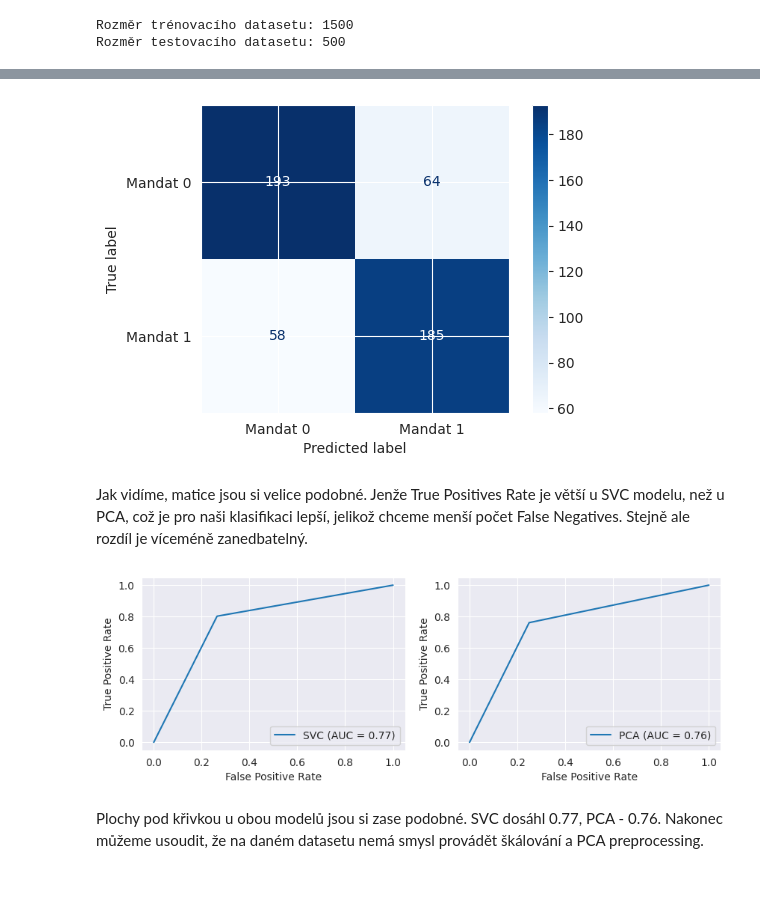
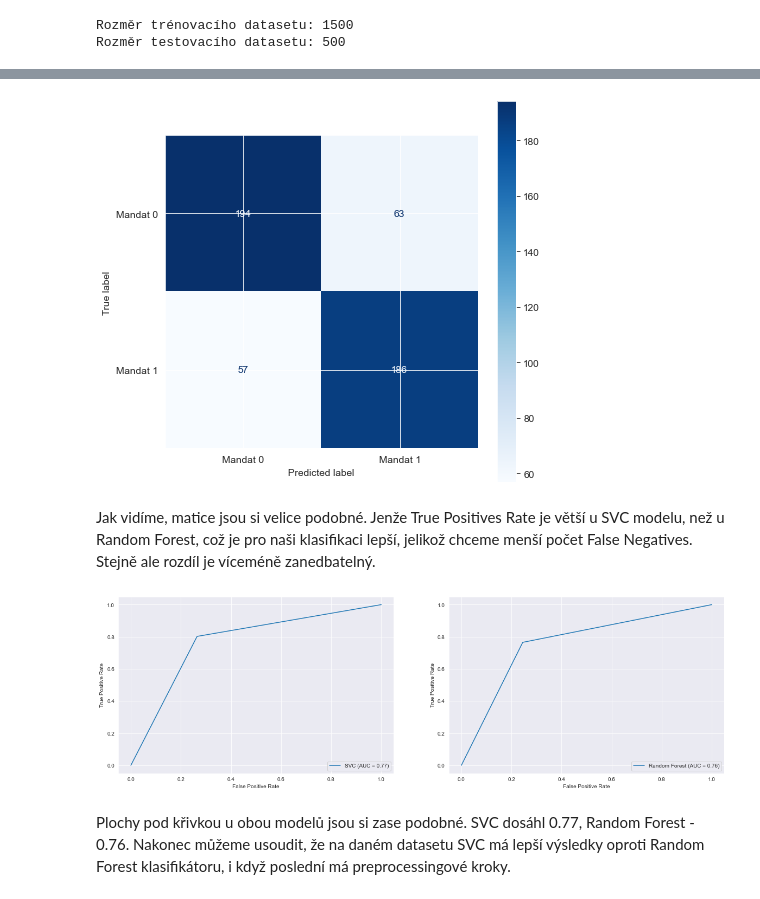
Before and after one commit to rmnskb/cz-elections, a Jupyter notebook: cz_elections_analysis.ipynb, the cells around one changed output, grey strips where cells are left out. Cells and saved outputs as stored; diff of their text form; code cells hidden in the pictures.

```diff
--- a/cz_elections_analysis.ipynb
+++ b/cz_elections_analysis.ipynb
@@ -111,7 +111,7 @@ Popis některých ze sloupců, které budou v koncovém souboru:
 snem_list = []
 snem_years = [2006, 2010, 2013, 2017, 2021] # jednotlivé roky voleb
 for year in snem_years:
-    temp_df = pd.read_csv(f"https://raw.githubusercontent.com/rmnskb/cz-elections/main/legislative-elections/snem_{year}.csv",
+    temp_df = pd.read_csv(f"legislative-elections/snem_{year}.csv",
                           sep=";", encoding="utf-8")
     temp_df["year"] = year
     snem_list.append(temp_df)
@@ -133,7 +133,7 @@ snem_list[0].head(10)
 # %% [markdown]
 Následující dataframe obsahuje data o stranách, které se zúčastnily voleb do sněmovny v rocích 2006 - 2021. Sloupec **Ideologie** byl přidan ručně na základě veřejně dostupných informací ohledně každé strany.
 # %%
-strany = pd.read_csv("https://raw.githubusercontent.com/rmnskb/cz-elections/main/legislative-elections/strany.csv",
+strany = pd.read_csv("legislative-elections/strany.csv",
                     sep=";", encoding="utf-8")
 strany_dict = dict(zip(strany["VSTRANA"], strany["Ideologie"]))
 strany.head()
@@ -519,11 +527,13 @@ V našem případě obyčejná přesnost může být nepostačující kvůli nev
 from sklearn.model_selection import GridSearchCV
 
 results = {}
-pipelines = [svc_pipeline, pca_pipeline]
-names = ["SVC", "PCA"]
+pipelines = [svc_pipeline, randf_pipeline]
+grids = [svc_grid, randf_grid]
+names = ["SVC", "Random Forest"]
 
 # aplikování gridsearch na jednotlivé modely a mřížky
-for name, pipe in zip(names, pipelines):
+for name, pipe, grid in zip(names, pipelines, grids):
+    print(f"{name} se zpracovává\n")
     temp_search = GridSearchCV(pipe, grid,
                                cv=3, n_jobs=3, # počet Cross Validations je jen 3 pro lepší výkonnost
                                scoring="roc_auc")
@@ -532,9 +542,9 @@ for name, pipe in zip(names, pipelines):
     results[name]["model"] = temp_search.best_estimator_
     results[name]["params"] = temp_search.best_params_ # uložení nejlepších parametrů
 
-print(f"""Proces se skončil úspěšně, \n
-nejlepší parametry SVC modelu jsou {results["SVC"]["params"]},\n
-nejlepší parametry PCA modelu jsou {results["PCA"]["params"]}""")
+print("Proces se skončil úspěšně\n")
+for name in names:
+    print(f"""Nejlepší parametry {name} modelu jsou {results[name]["params"]}\n""")
 # %% [output]
 Proces se skončil úspěšně,
 
@@ -583,32 +593,33 @@ svc_confm.plot(ax=ax, cmap=plt.cm.Blues);
 # %%
-_, ax = plt.subplots(figsize=(6, 4))
-pca_pred = results["PCA"]["model"].predict(X_test)
-pca_cm = confusion_matrix(y_test, pca_pred)
-pca_confm = ConfusionMatrixDisplay(confusion_matrix=pca_cm,
+_, ax = plt.subplots(figsize=(7, 7))
+randf_pred = results["Random Forest"]["model"].predict(X_test)
+randf_cm = confusion_matrix(y_test, randf_pred)
+randf_confm = ConfusionMatrixDisplay(confusion_matrix=randf_cm,
                                    display_labels=class_names)
-pca_confm.plot(ax=ax, cmap=plt.cm.Blues);
+randf_confm.plot(ax=ax, cmap=plt.cm.Blues);
 # %% [output]
-[figure, old version]
+[figure, new version]
 # %% [markdown]
-Jak vidíme, matice jsou si velice podobné. Jenže True Positives Rate je větší u SVC modelu, než u PCA, což je pro naši klasifikaci lepší, jelikož chceme menší počet False Negatives. Stejně ale rozdíl je víceméně zanedbatelný.
+Jak vidíme, matice jsou si velice podobné. Jenže True Positives Rate je větší u SVC modelu, než u Random Forest, což je pro naši klasifikaci lepší, jelikož chceme menší počet False Negatives. Stejně ale rozdíl je víceméně zanedbatelný.
 # %%
 from sklearn.metrics import roc_curve, auc, RocCurveDisplay
-_, (ax1, ax2) = plt.subplots(ncols=2, figsize=(10, 3))
+_, (ax1, ax2) = plt.subplots(ncols=2, figsize=(20, 6))
 
 svc_fpr, svc_tpr, _ = roc_curve(y_test, svc_pred) # kalkulace False Positive Rate a True Positive Rate pro nakreslení ROC křivky
 svc_auc = auc(svc_fpr, svc_tpr) # kalkulace plochy pod křivkou ROC
 svc_roc = RocCurveDisplay(fpr=svc_fpr, tpr=svc_tpr, roc_auc=svc_auc) # vizualizace samotné křivky
 svc_roc.plot(ax=ax1, name="SVC")
 
-pca_fpr, pca_tpr, _ = roc_curve(y_test, pca_pred)
-pca_auc = auc(pca_fpr, pca_tpr)
-pca_roc = RocCurveDisplay(fpr=pca_fpr, tpr=pca_tpr, roc_auc=pca_auc)
-pca_roc.plot(ax=ax2, name="PCA")
+randf_fpr, randf_tpr, _ = roc_curve(y_test, randf_pred)
+randf_auc = auc(randf_fpr, randf_tpr)
+randf_roc = RocCurveDisplay(fpr=randf_fpr, tpr=randf_tpr, roc_auc=randf_auc)
+randf_roc.plot(ax=ax2, name="Random Forest")
 plt.show();
 # %% [output]
-[figure, old version]
+[figure, new version]
 # %% [markdown]
-Plochy pod křivkou u obou modelů jsou si zase podobné. SVC dosáhl 0.77, PCA - 0.76. Nakonec můžeme usoudit, že na daném datasetu nemá smysl provádět škálování a PCA preprocessing.
+Plochy pod křivkou u obou modelů jsou si zase podobné. SVC dosáhl 0.77, Random Forest - 0.76.
+Nakonec můžeme usoudit, že na daném datasetu SVC má lepší výsledky oproti Random Forest klasifikátoru, i když poslední má preprocessingové kroky.
 # %% [markdown]
 ## Závěr
 * Při zpracování této práce přišli jsme k daným výsledkům:
```
Also changed, not shown: parts of 21 cells of this notebook, 2 other files.
